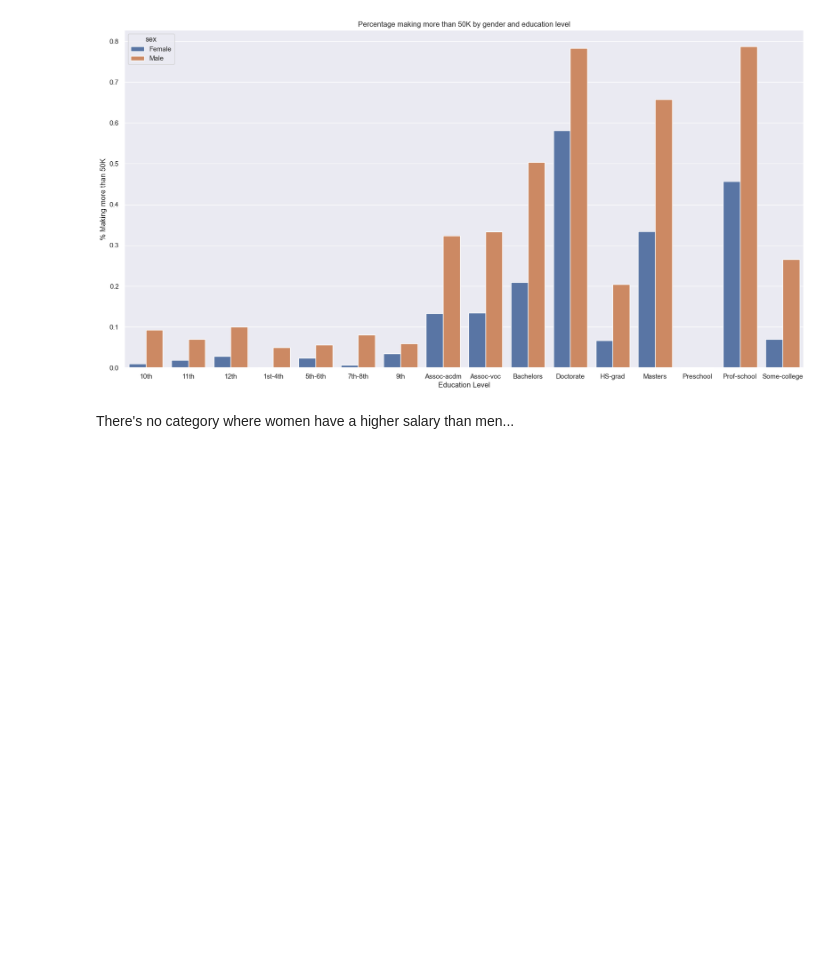
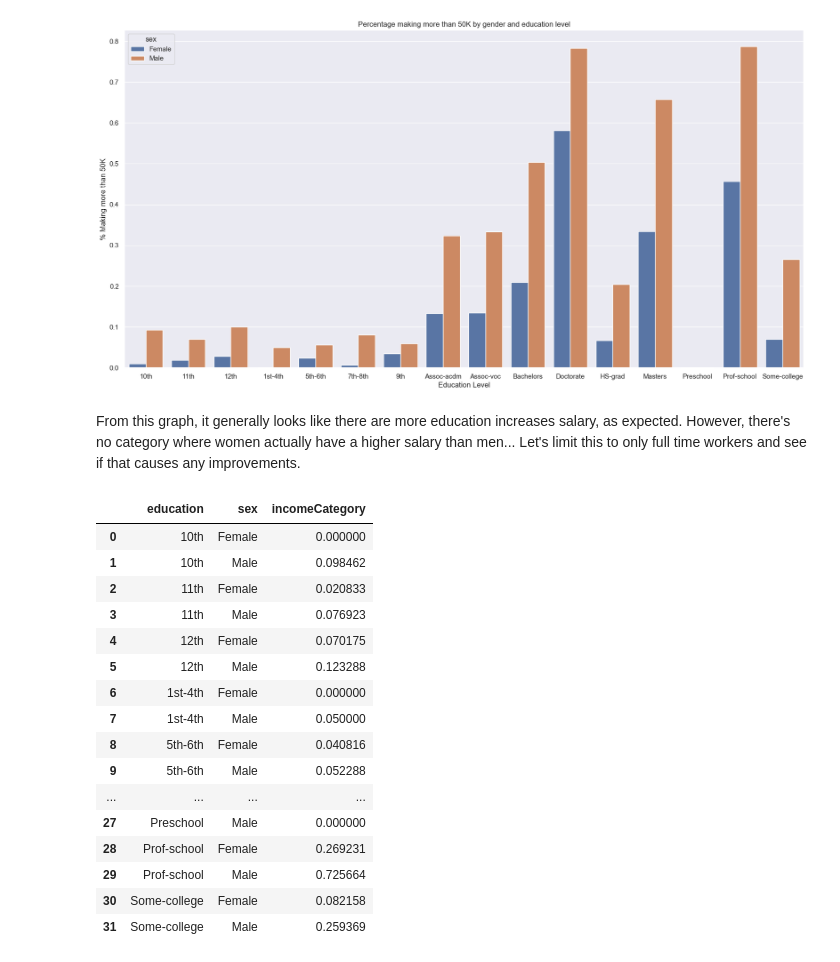
Before and after one commit to IMOsbo/DATA6550-Bias, a Jupyter notebook: Code/Osborne/Project-Code-Osborne.ipynb, the cells around one changed output. Cells and saved outputs as stored; diff of their text form; code cells hidden in the pictures; blank space fills up the shorter version.

```diff
--- a/Code/Osborne/Project-Code-Osborne.ipynb
+++ b/Code/Osborne/Project-Code-Osborne.ipynb
@@ -315,4 +317,30 @@ plt.show()
 # %% [output]
 [figure]
 # %% [markdown]
-There's no category where women have a higher salary than men...
+From this graph, it generally looks like there are more education increases salary, as expected. However, there's no category where women actually have a higher salary than men... Let's limit this to only full time workers and see if that causes any improvements.
+# %%
+educationGender = (
+    data[data["hours.per.week"] == 40]
+    .groupby(["education", "sex"])["incomeCategory"]
+    .mean()
+)
+educationGender = educationGender.reset_index()
+educationGender
+# %% [output]
+|  | education | sex | incomeCategory |
+| 0 | 10th | Female | 0.000000 |
+| 1 | 10th | Male | 0.098462 |
+| 2 | 11th | Female | 0.020833 |
+| 3 | 11th | Male | 0.076923 |
+| 4 | 12th | Female | 0.070175 |
+| 5 | 12th | Male | 0.123288 |
+| 6 | 1st-4th | Female | 0.000000 |
+| 7 | 1st-4th | Male | 0.050000 |
+| 8 | 5th-6th | Female | 0.040816 |
+| 9 | 5th-6th | Male | 0.052288 |
+| ... | ... | ... | ... |
+| 27 | Preschool | Male | 0.000000 |
+| 28 | Prof-school | Female | 0.269231 |
+| 29 | Prof-school | Male | 0.725664 |
+| 30 | Some-college | Female | 0.082158 |
+| 31 | Some-college | Male | 0.259369 |
```
Also changed, not shown: parts of 5 cells of this notebook.
